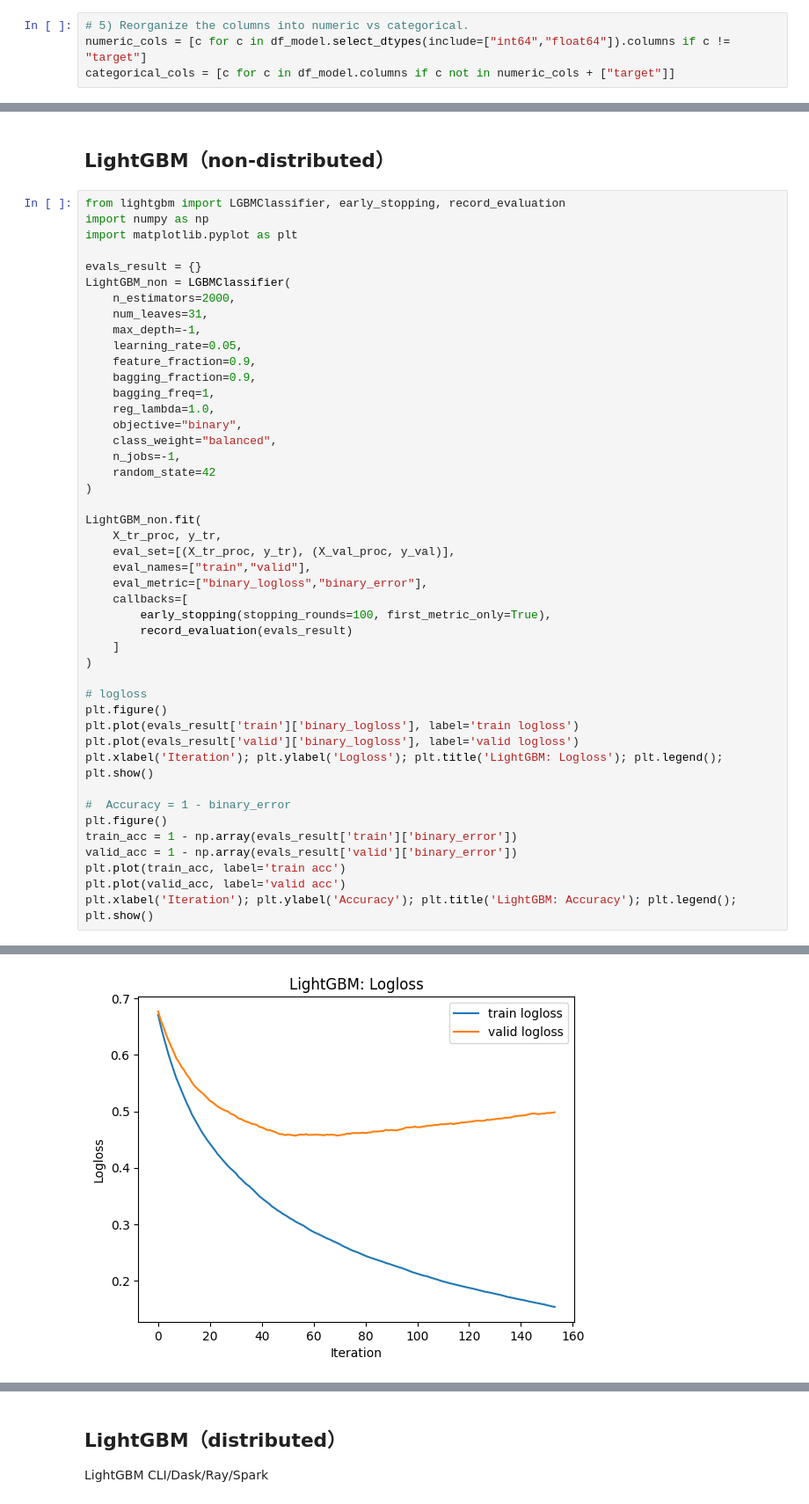
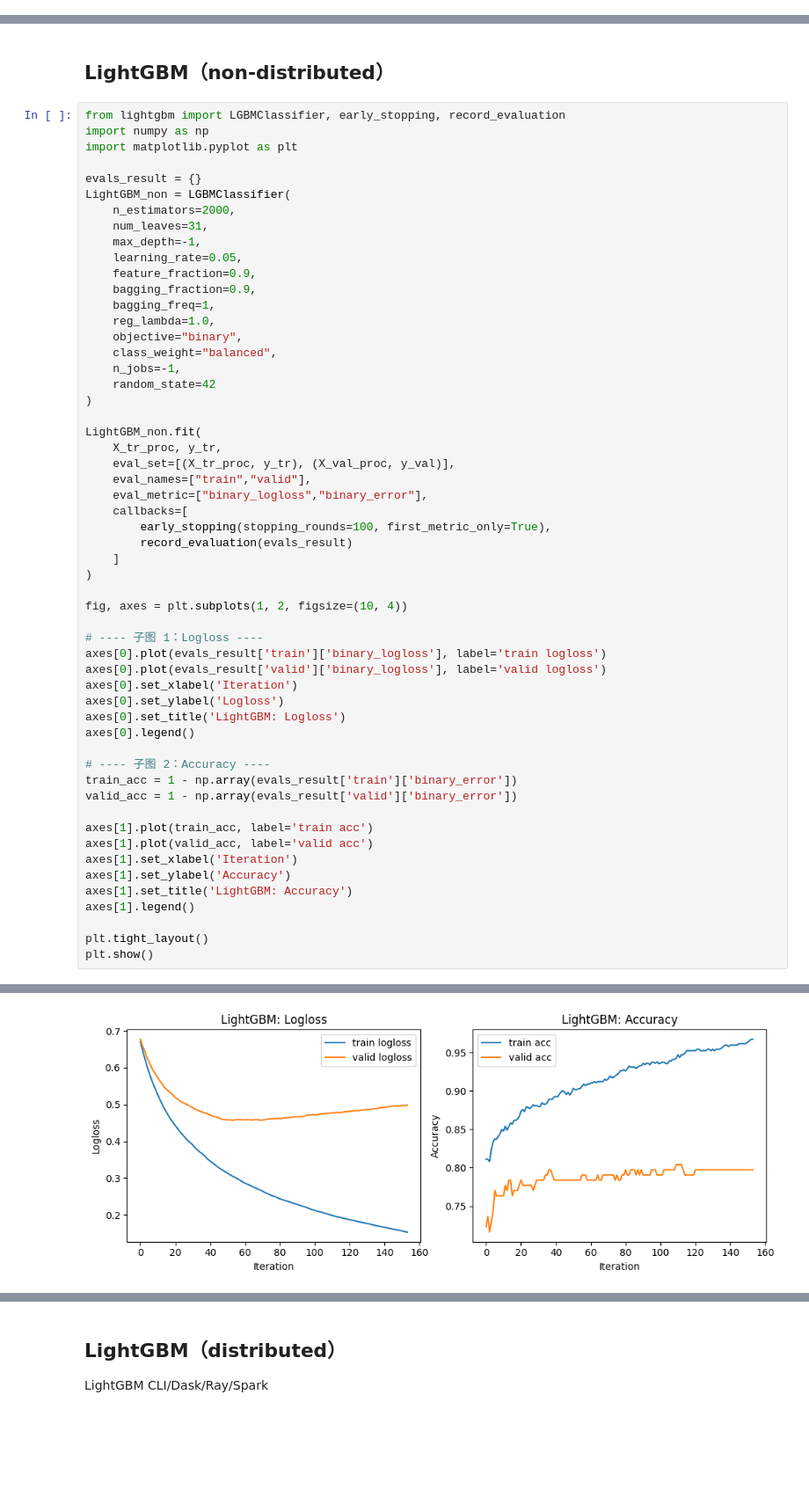
Before and after one commit to FaizanAbbas5/AppliedAI, a Jupyter notebook: Assessment2_group.ipynb, the cells around one changed output, grey strips where cells are left out. Shown at 88% size. Drawn from its saved outputs; the diff is of its cells as text; blank space fills up the shorter version.

```diff
--- a/Assessment2_group.ipynb
+++ b/Assessment2_group.ipynb
@@ -69,4 +73,0 @@ for c in categorical_like:
-# %%
-# 5) Reorganize the columns into numeric vs categorical.
-numeric_cols = [c for c in df_model.select_dtypes(include=["int64","float64"]).columns if c != "target"]
-categorical_cols = [c for c in df_model.columns if c not in numeric_cols + ["target"]]
@@ -209,19 +212,29 @@ LightGBM_non.fit(
     ]
 )
 
-# logloss
-plt.figure()
-plt.plot(evals_result['train']['binary_logloss'], label='train logloss')
-plt.plot(evals_result['valid']['binary_logloss'], label='valid logloss')
-plt.xlabel('Iteration'); plt.ylabel('Logloss'); plt.title('LightGBM: Logloss'); plt.legend(); plt.show()
+fig, axes = plt.subplots(1, 2, figsize=(10, 4))
 
-#  Accuracy = 1 - binary_error
-plt.figure()
+# ---- 子图 1：Logloss ----
+axes[0].plot(evals_result['train']['binary_logloss'], label='train logloss')
+axes[0].plot(evals_result['valid']['binary_logloss'], label='valid logloss')
+axes[0].set_xlabel('Iteration')
+axes[0].set_ylabel('Logloss')
+axes[0].set_title('LightGBM: Logloss')
+axes[0].legend()
+
+# ---- 子图 2：Accuracy ----
 train_acc = 1 - np.array(evals_result['train']['binary_error'])
 valid_acc = 1 - np.array(evals_result['valid']['binary_error'])
-plt.plot(train_acc, label='train acc')
-plt.plot(valid_acc, label='valid acc')
-plt.xlabel('Iteration'); plt.ylabel('Accuracy'); plt.title('LightGBM: Accuracy'); plt.legend(); plt.show()
+
+axes[1].plot(train_acc, label='train acc')
+axes[1].plot(valid_acc, label='valid acc')
+axes[1].set_xlabel('Iteration')
+axes[1].set_ylabel('Accuracy')
+axes[1].set_title('LightGBM: Accuracy')
+axes[1].legend()
+
+plt.tight_layout()
+plt.show()
 # %% [output]
 [LightGBM] [Warning] bagging_freq is set=1, subsample_freq=0 will be ignored. Current value: bagging_freq=1
 [LightGBM] [Warning] feature_fraction is set=0.9, colsample_bytree=1.0 will be ignored. Current value: feature_fraction=0.9
@@ -234,10 +247,10 @@ plt.xlabel('Iteration'); plt.ylabel('Accuracy'); plt.title('LightGBM: Accuracy')
 You can set `force_row_wise=true` to remove the overhead.
 And if memory is not enough, you can set `force_col_wise=true`.
 [LightGBM] [Info] Total Bins 375
 [LightGBM] [Info] Number of data points in the train set: 588, number of used features: 34
 ... (159 lines left out)
 [LightGBM] [Warning] No further splits with positive gain, best gain: -inf
 Early stopping, best iteration is:
 [54]    train's binary_logloss: 0.304459        train's binary_error: 0.0970342 valid's binary_logloss: 0.456688        valid's binary_error: 0.216216
 Evaluated only: binary_logloss
-[figure, old version]
+[figure, new version]
```
Also changed, not shown: parts of 30 cells of this notebook.
